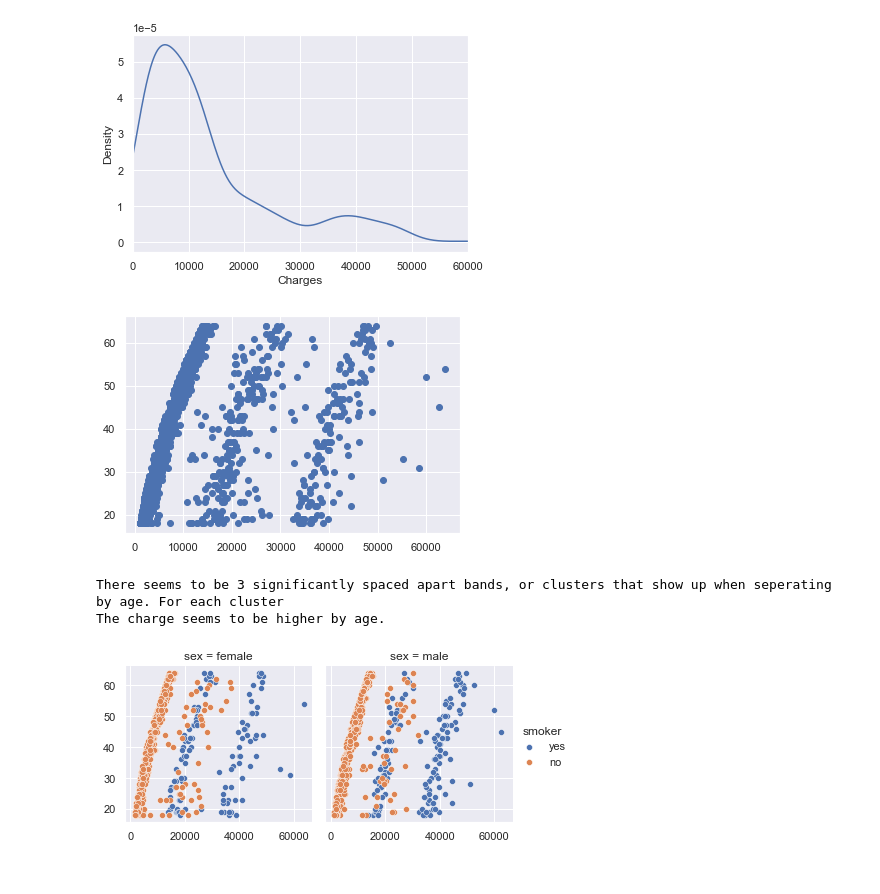
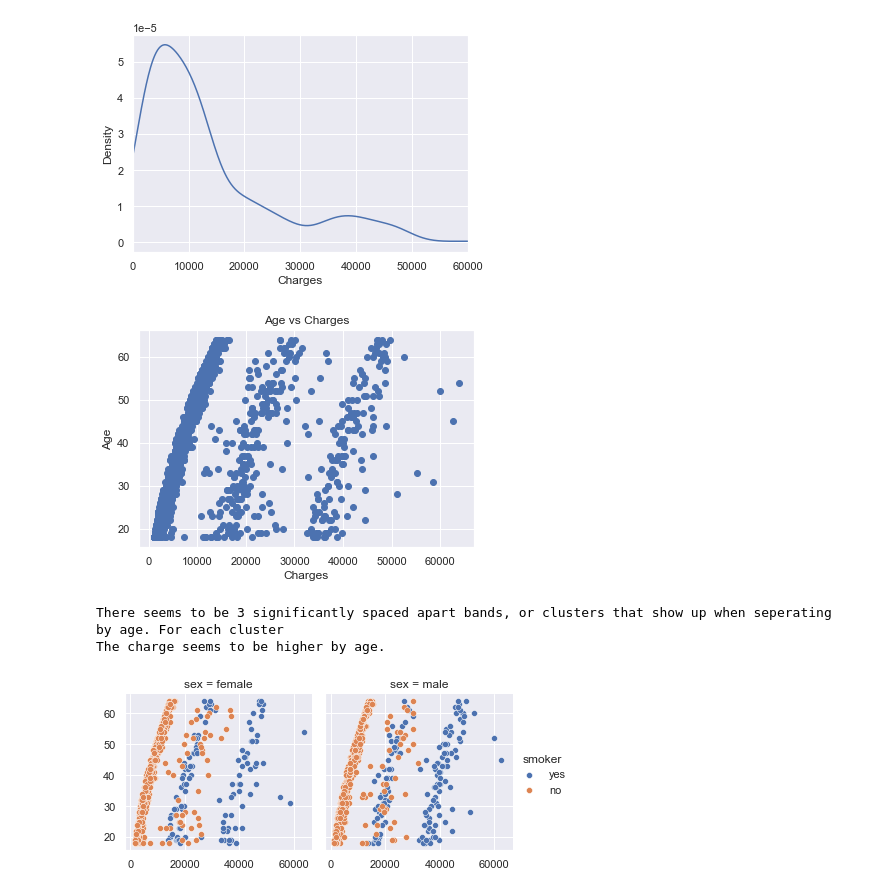
Before and after one commit to mchaudry1/IUBDC, a Jupyter notebook: HealthInsuranceAnalysis.ipynb, the cells around one changed output. Saved outputs shown, nothing was run; the diff lists cells and outputs as text; code cells hidden in the pictures.

```diff
--- a/HealthInsuranceAnalysis.ipynb
+++ b/HealthInsuranceAnalysis.ipynb
@@ -5,6 +5,7 @@ import matplotlib.pyplot as plt
 import seaborn as sns
 
 %matplotlib inline
+sns.set()
 sns.set_theme(style="darkgrid")
 # %%
 df = pd.read_csv("insurance.csv")
@@ -85,11 +86,15 @@ plt.show()
 # %%
 plt.scatter(df["charges"],df["age"])
 
+plt.xlabel("Charges")
+plt.ylabel("Age")
+plt.title("Age vs Charges")
 plt.show()
+
 print("""There seems to be 3 significantly spaced apart bands, or clusters that show up when seperating by age. For each cluster
 The charge seems to be higher by age.""")
 # %% [output]
-[figure, old version]
+[figure, new version]
 There seems to be 3 significantly spaced apart bands, or clusters that show up when seperating by age. For each cluster
 The charge seems to be higher by age.
 # %%
```
Also changed, not shown: parts of 36 cells of this notebook.
